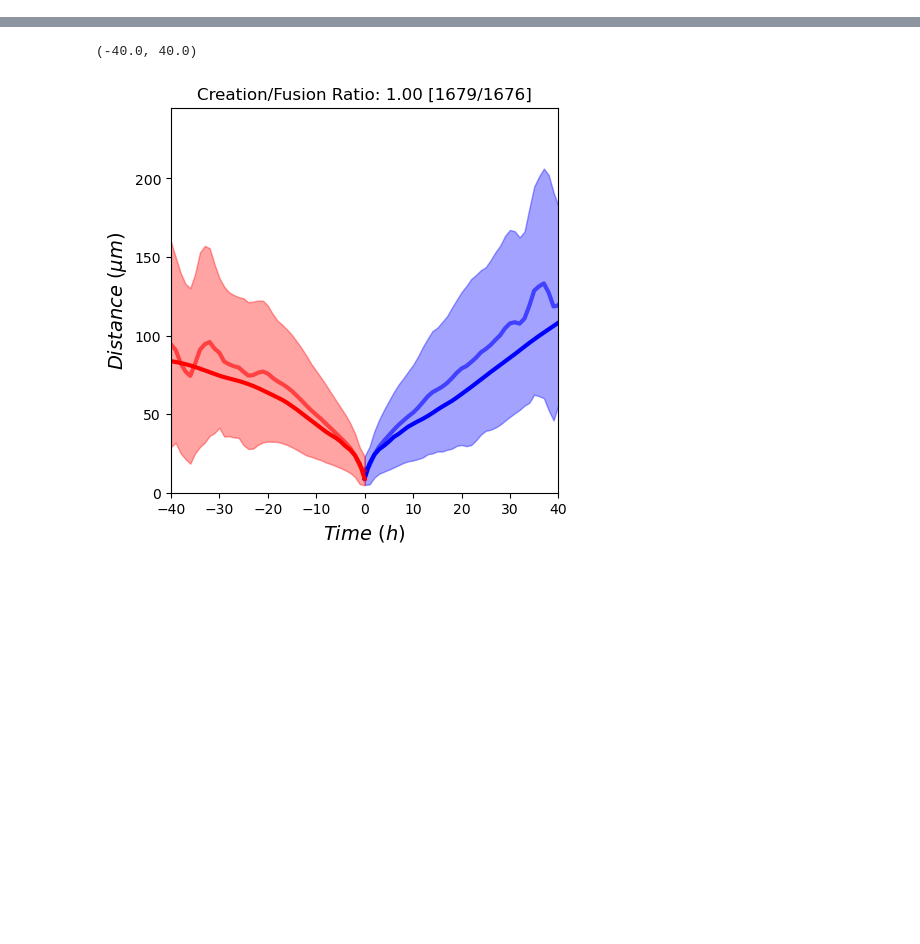
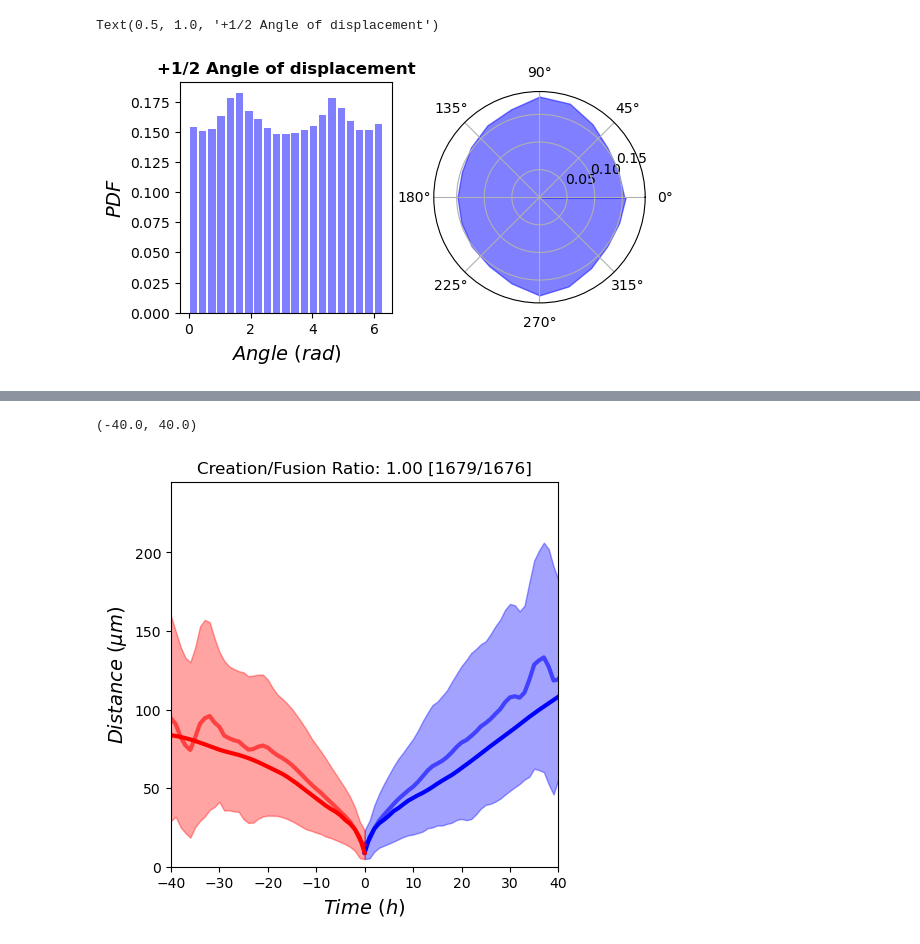
Before and after one commit to viciya/nematics, a Jupyter notebook: nematics/journals/defect_FusionCreation.ipynb, the cells around one changed output, grey strips where cells are left out. Cells and saved outputs as stored; diff of their text form; code cells hidden in the pictures; blank space fills up the shorter version.

```diff
--- a/nematics/journals/defect_FusionCreation.ipynb
+++ b/nematics/journals/defect_FusionCreation.ipynb
@@ -53,3 +53,38 @@ def polar_to_cart(r, theta, in_degrees=False):
     y = r * np.sin(theta)
 
     return np.column_stack((x, y))  # Combine x and y into a single array
+# %%
+df = pd.read_csv(r"C:\Users\victo\OneDrive - BGU\Dov\PlusAndMinusTM6.csv").dropna(subset="TRACK_ID")
+# df = pd.read_csv(r"C:\Users\victo\OneDrive - BGU\Dov\HBEC\PlusAndMinusTM_s2.csv").dropna(subset="TRACK_ID")
+
+df_pos = df[df.charge==.5]
+df_pos = df_pos.groupby('TRACK_ID').filter(lambda x: len(x)>7).copy()
+
+df_pos["vel_angle"] = np.arctan2(
+    df_pos.groupby('TRACK_ID')["POSITION_Y"].diff(periods=3).fillna(0),
+    df_pos.groupby('TRACK_ID')["POSITION_X"].diff(periods=3).fillna(0)
+                                )
+
+df_pos = df_pos[df_pos["vel_angle"]!=0]
+
+bins_number = 21  # the [0, 360) interval will be subdivided into this
+# number of equal bins
+bins = np.linspace(0, 2*np.pi, bins_number+1)
+bins_ = np.linspace(0, 2*np.pi, bins_number)
+width = 2*np.pi / bins_number
+
+fig1 = plt.figure(figsize=(6,3))
+ax1 = plt.subplot(121)
+ax2 = plt.subplot(122, projection='polar')
+
+vel_ang = (df_pos.vel_angle-df_pos.ang1)  % (2*np.pi)
+p1,_,_ = ax1.hist(vel_ang, bins,
+                  density=True, rwidth=.8, alpha=.5, color="b")
+# ax2.bar(bins_, p1, color="blue", alpha=.4, width=width)
+ax2.fill_between(bins_, p1, color="b", alpha=.5)
+ax1.set_ylabel("$PDF$", fontsize=14)
+ax1.set_xlabel("$Angle ~(rad)$", fontsize=14)
+ax1.set_title("+1/2 Angle of displacement", fontweight="bold")
+# %% [output]
+Text(0.5, 1.0, '+1/2 Angle of displacement')
+[figure, added]
```
Also changed, not shown: parts of 29 cells of this notebook, 4 other files.
